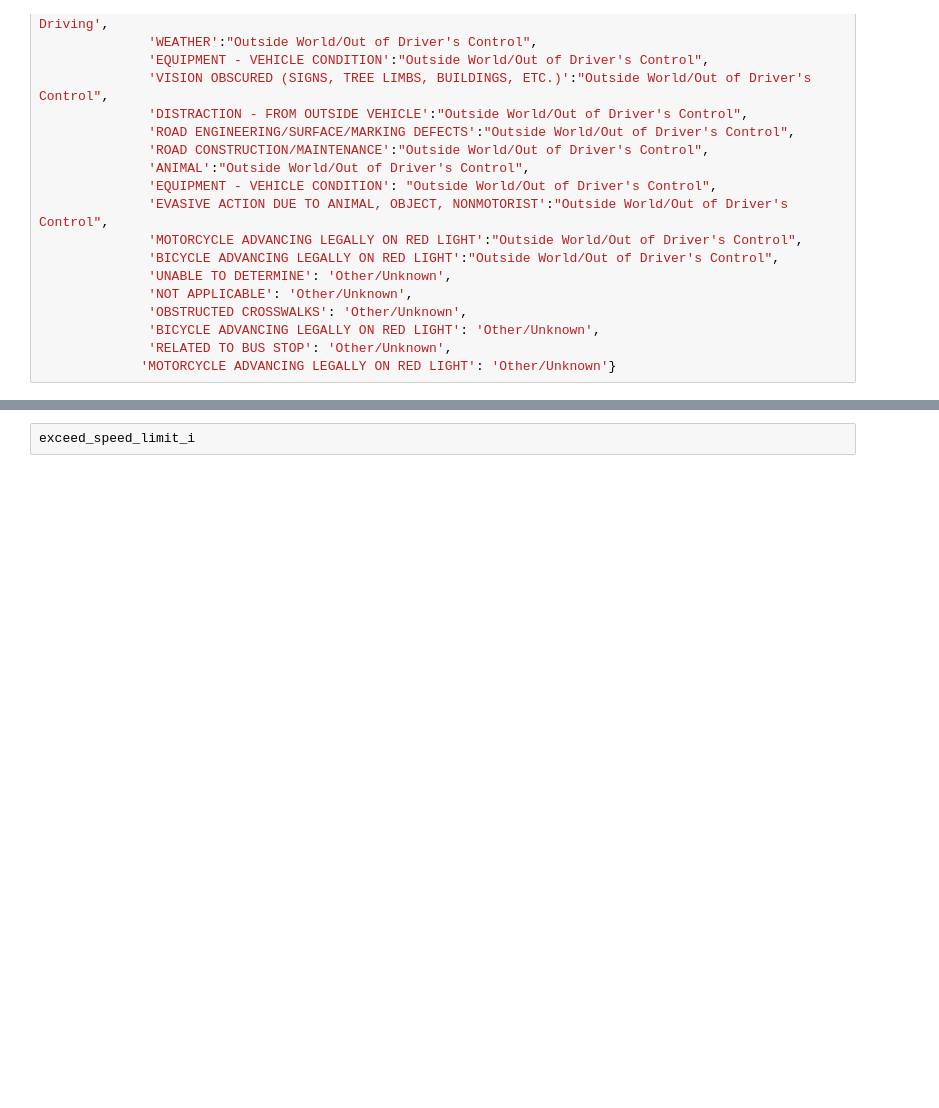
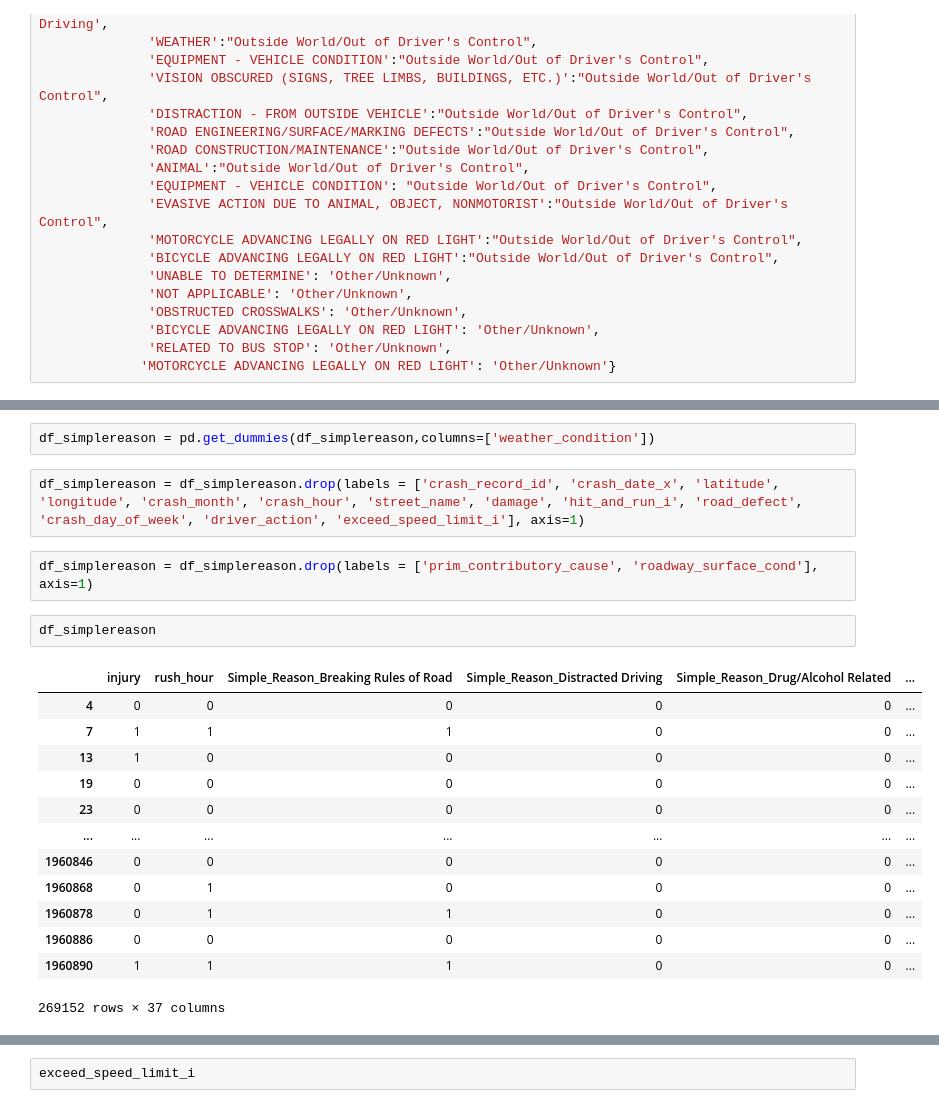
Before and after one commit to rhk48/chicago-cars, a Jupyter notebook: bleepbloop.ipynb, the cells around one changed output, grey strips where cells are left out. Cells and saved outputs as stored; diff of their text form; blank space fills up the shorter version.

```diff
--- a/bleepbloop.ipynb
+++ b/bleepbloop.ipynb
@@ -586,0 +825,22 @@ See the caveats in the documentation: https://pandas.pydata.org/pandas-docs/stab
+# %%
+df_simplereason = pd.get_dummies(df_simplereason,columns=['weather_condition'])
+# %%
+df_simplereason = df_simplereason.drop(labels = ['crash_record_id', 'crash_date_x', 'latitude', 'longitude', 'crash_month', 'crash_hour', 'street_name', 'damage', 'hit_and_run_i', 'road_defect', 'crash_day_of_week', 'driver_action', 'exceed_speed_limit_i'], axis=1)
+# %%
+df_simplereason = df_simplereason.drop(labels = ['prim_contributory_cause', 'roadway_surface_cond'], axis=1)
+# %%
+df_simplereason
+# %% [output]
+|  | injury | rush_hour | Simple_Reason_Breaking Rules of Road | Simple_Reason_Distracted Driving | Simple_Reason_Drug/Alcohol Related | ... |
+| 4 | 0 | 0 | 0 | 0 | 0 | ... |
+| 7 | 1 | 1 | 1 | 0 | 0 | ... |
+| 13 | 1 | 0 | 0 | 0 | 0 | ... |
+| 19 | 0 | 0 | 0 | 0 | 0 | ... |
+| 23 | 0 | 0 | 0 | 0 | 0 | ... |
+| ... | ... | ... | ... | ... | ... | ... |
+| 1960846 | 0 | 0 | 0 | 0 | 0 | ... |
+| 1960868 | 0 | 1 | 0 | 0 | 0 | ... |
+| 1960878 | 0 | 1 | 1 | 0 | 0 | ... |
+| 1960886 | 0 | 0 | 0 | 0 | 0 | ... |
+| 1960890 | 1 | 1 | 1 | 0 | 0 | ... |
+269152 rows × 37 columns
```
Also changed, not shown: parts of 46 cells of this notebook.
